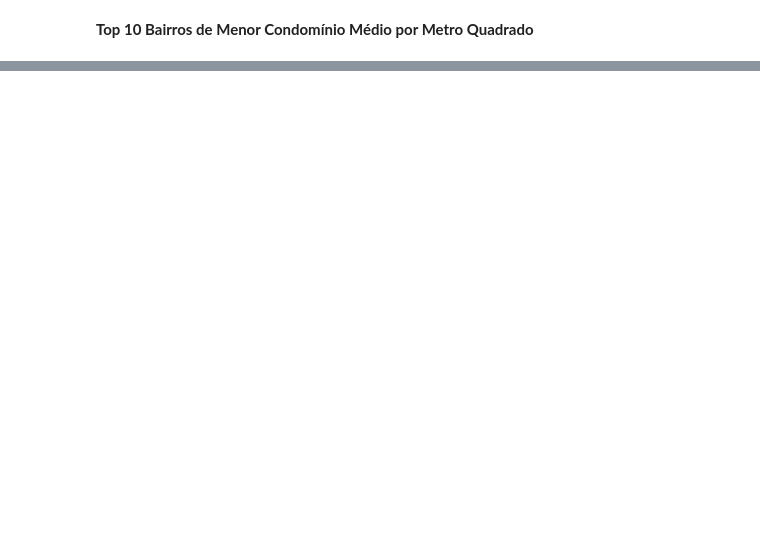
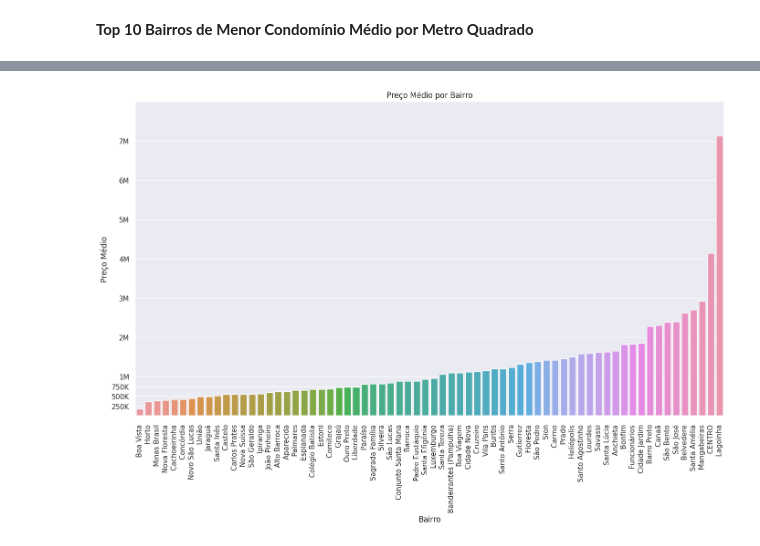
Before and after one commit to arthurlm1234/Estudo-Residencial-BH, a Jupyter notebook: plots.ipynb, the cells around one changed output, grey strips where cells are left out. Cells and saved outputs as stored; diff of their text form; code cells hidden in the pictures; blank space fills up the shorter version.

```diff
--- a/plots.ipynb
+++ b/plots.ipynb
@@ -145,0 +146,33 @@ plt.show()
+# %%
+import matplotlib.ticker as ticker
+
+preco_medio_por_bairro = df.groupby('Bairro')['Preço'].mean().reset_index()
+
+preco_medio_por_bairro = preco_medio_por_bairro.sort_values(by='Preço', ascending=True)
+
+plt.figure(figsize=(14, 8))
+sns.barplot(x='Bairro', y='Preço', data=preco_medio_por_bairro, orient='v')
+
+plt.xlabel('Bairro')
+plt.ylabel('Preço Médio')
+plt.title('Preço Médio por Bairro')
+plt.tight_layout()
+
+# Nomes X axis verticais
+plt.xticks(rotation='vertical')
+
+#Formatar Y
+formatter = ticker.FuncFormatter(lambda x, pos: f'{x/1e6:.0f}M' if x >= 1e6 else f'{x/1e3:.0f}K')
+plt.gca().yaxis.set_major_formatter(formatter)
+plt.yticks(ticks=plt.yticks()[0], labels=[formatter(tick) for tick in plt.yticks()[0]])
+
+# Definir ticks Y
+plt.yticks([250000, 500000, 750000, 1000000, 2000000, 3000000, 4000000, 5000000, 6000000, 7000000],
+           ['250K', '500K', '750K', '1M', '2M', '3M', '4M', '5M', '6M', '7M'])
+
+# Grid
+plt.grid(True, axis='y')
+
+plt.show()
+# %% [output]
+[figure, added]
```
Also changed, not shown: parts of 12 cells of this notebook.
